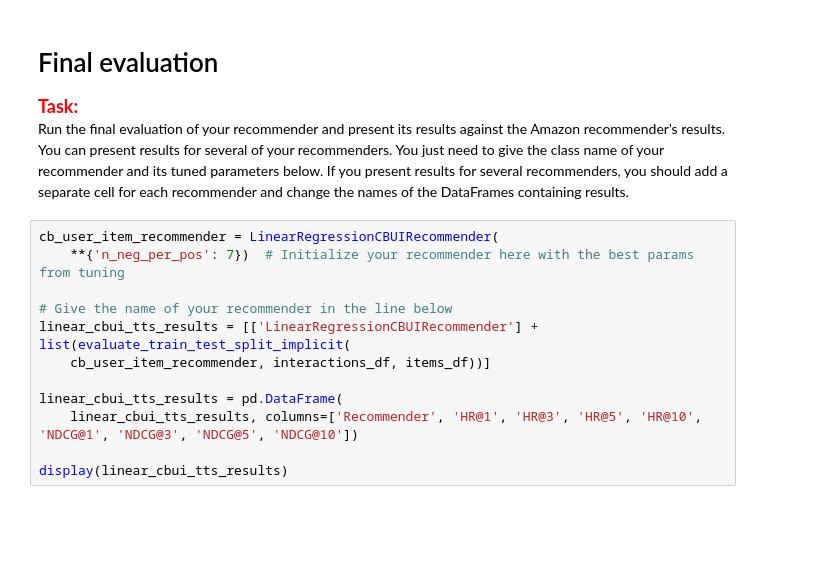
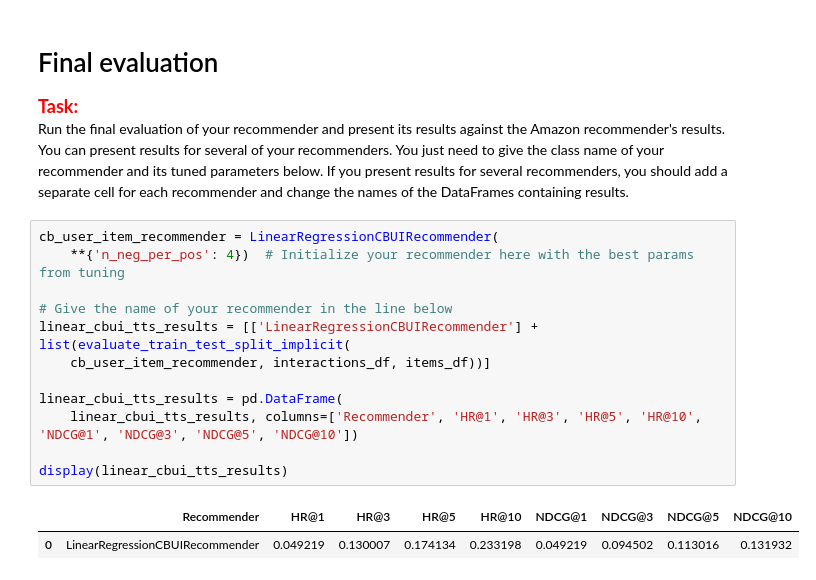
Before and after one commit to e-lawniczak/rsc-project1, a Jupyter notebook: project_1_recommender_and_evaluation.ipynb, the cells around one changed output. Saved outputs shown, nothing was run; the diff lists cells and outputs as text; blank space fills up the shorter version.

```diff
--- a/project_1_recommender_and_evaluation.ipynb
+++ b/project_1_recommender_and_evaluation.ipynb
@@ -700,16 +700,19 @@ Best parameters:
 Run the final evaluation of your recommender and present its results against the Amazon recommender's results. You can present results for several of your recommenders. You just need to give the class name of your recommender and its tuned parameters below. If you present results for several recommenders, you should add a separate cell for each recommender and change the names of the DataFrames containing results.
 # %%
 cb_user_item_recommender = LinearRegressionCBUIRecommender(
-    **{'n_neg_per_pos': 7})  # Initialize your recommender here with the best params from tuning
+    **{'n_neg_per_pos': 4})  # Initialize your recommender here with the best params from tuning
 
 # Give the name of your recommender in the line below
 linear_cbui_tts_results = [['LinearRegressionCBUIRecommender'] + list(evaluate_train_test_split_implicit(
     cb_user_item_recommender, interactions_df, items_df))]
 
 linear_cbui_tts_results = pd.DataFrame(
     linear_cbui_tts_results, columns=['Recommender', 'HR@1', 'HR@3', 'HR@5', 'HR@10', 'NDCG@1', 'NDCG@3', 'NDCG@5', 'NDCG@10'])
 
 display(linear_cbui_tts_results)
+# %% [output]
+|  | Recommender | HR@1 | HR@3 | HR@5 | HR@10 | NDCG@1 | NDCG@3 | NDCG@5 | NDCG@10 |
+| 0 | LinearRegressionCBUIRecommender | 0.049219 | 0.130007 | 0.174134 | 0.233198 | 0.049219 | 0.094502 | 0.113016 | 0.131932 |
 # %%
 from recommenders.amazon_recommender import AmazonRecommender
 
```
Also changed, not shown: parts of 5 cells of this notebook, 5 other files.
